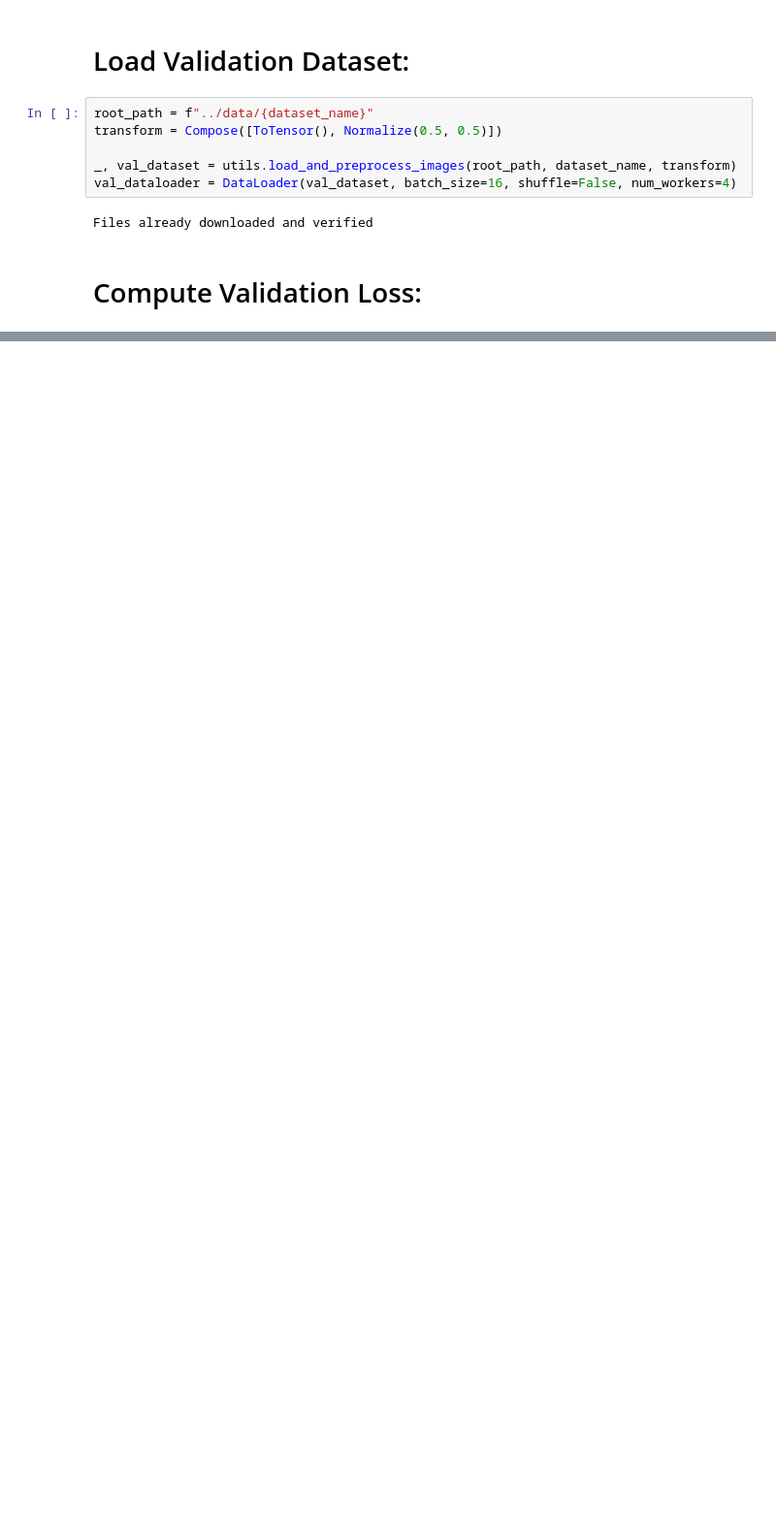
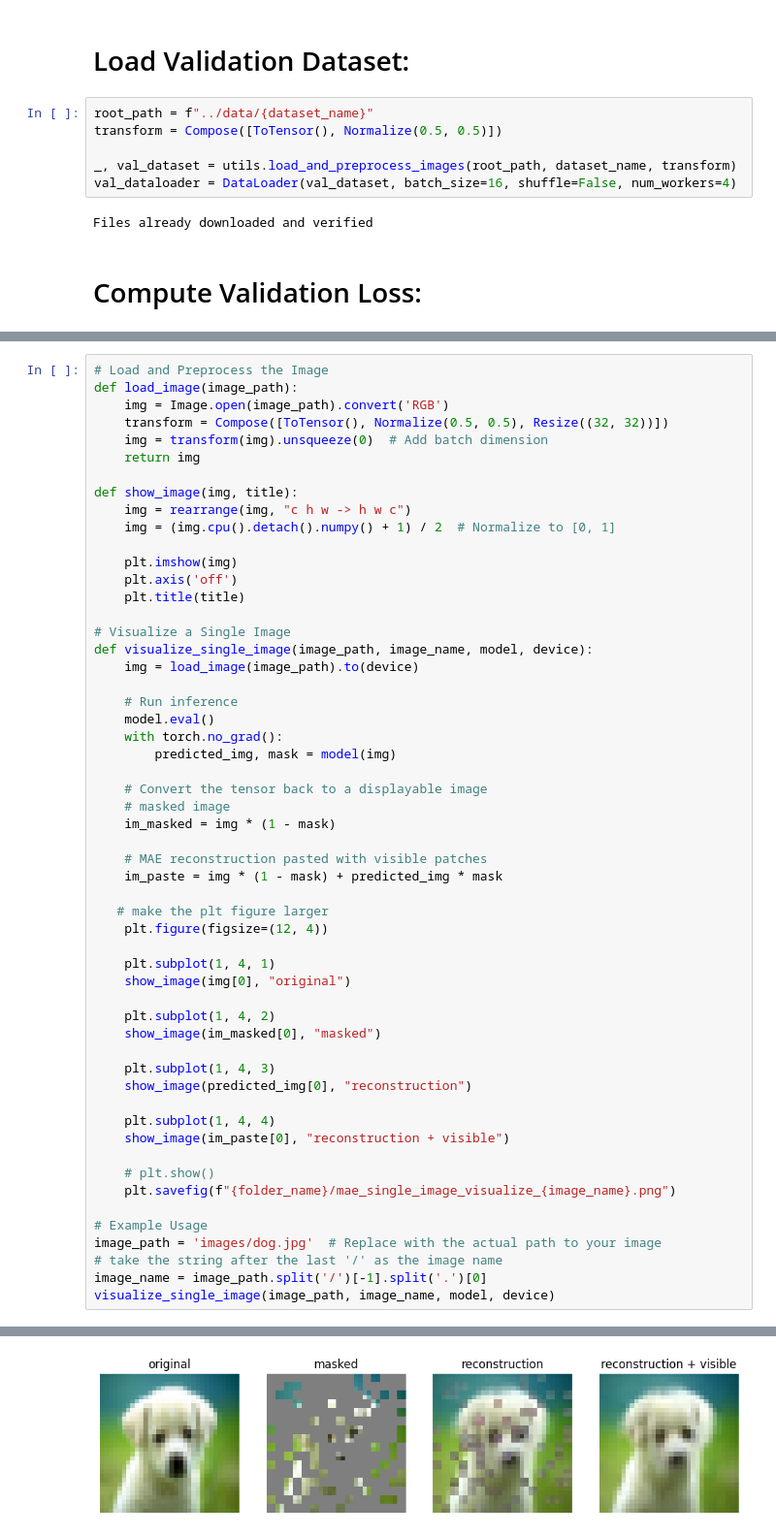
Before and after one commit to turhancan97/Learning-by-Reconstruction-with-MAE, a Jupyter notebook: demo/mae_visualize.ipynb, the cells around one changed output, grey strips where cells are left out. Shown at 97% size. Drawn from its saved outputs; the diff is of its cells as text; blank space fills up the shorter version.

```diff
--- a/demo/mae_visualize.ipynb
+++ b/demo/mae_visualize.ipynb
@@ -106,0 +108,56 @@ Clipping input data to the valid range for imshow with RGB data ([0..1] for floa
+# %%
+# Load and Preprocess the Image
+def load_image(image_path):
+    img = Image.open(image_path).convert('RGB')
+    transform = Compose([ToTensor(), Normalize(0.5, 0.5), Resize((32, 32))])
+    img = transform(img).unsqueeze(0)  # Add batch dimension
+    return img
+
+def show_image(img, title):
+    img = rearrange(img, "c h w -> h w c")
+    img = (img.cpu().detach().numpy() + 1) / 2  # Normalize to [0, 1]
+
+    plt.imshow(img)
+    plt.axis('off')
+    plt.title(title)
+
+# Visualize a Single Image
+def visualize_single_image(image_path, image_name, model, device):
+    img = load_image(image_path).to(device)
+
+    # Run inference
+    model.eval()
+    with torch.no_grad():
+        predicted_img, mask = model(img)
+
+    # Convert the tensor back to a displayable image
+    # masked image
+    im_masked = img * (1 - mask)
+
+    # MAE reconstruction pasted with visible patches
+    im_paste = img * (1 - mask) + predicted_img * mask
+
+   # make the plt figure larger
+    plt.figure(figsize=(12, 4))
+
+    plt.subplot(1, 4, 1)
+    show_image(img[0], "original")
+
+    plt.subplot(1, 4, 2)
+    show_image(im_masked[0], "masked")
+
+    plt.subplot(1, 4, 3)
+    show_image(predicted_img[0], "reconstruction")
+
+    plt.subplot(1, 4, 4)
+    show_image(im_paste[0], "reconstruction + visible")
+
+    # plt.show()
+    plt.savefig(f"{folder_name}/mae_single_image_visualize_{image_name}.png")
+
+# Example Usage
+image_path = 'images/dog.jpg'  # Replace with the actual path to your image
+# take the string after the last '/' as the image name
+image_name = image_path.split('/')[-1].split('.')[0]
+visualize_single_image(image_path, image_name, model, device)
+# %% [output]
@@ -106,0 +166 @@ Clipping input data to the valid range for imshow with RGB data ([0..1] for floa
+[figure, added]
```
Also changed, not shown: parts of 7 cells of this notebook.
